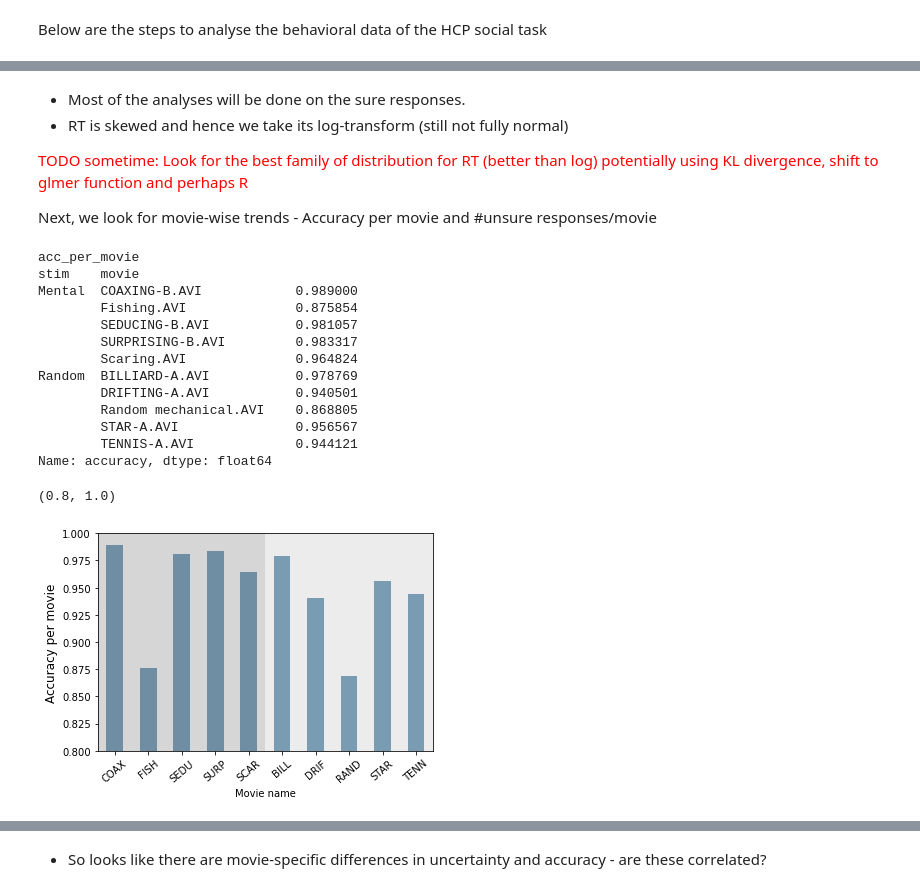
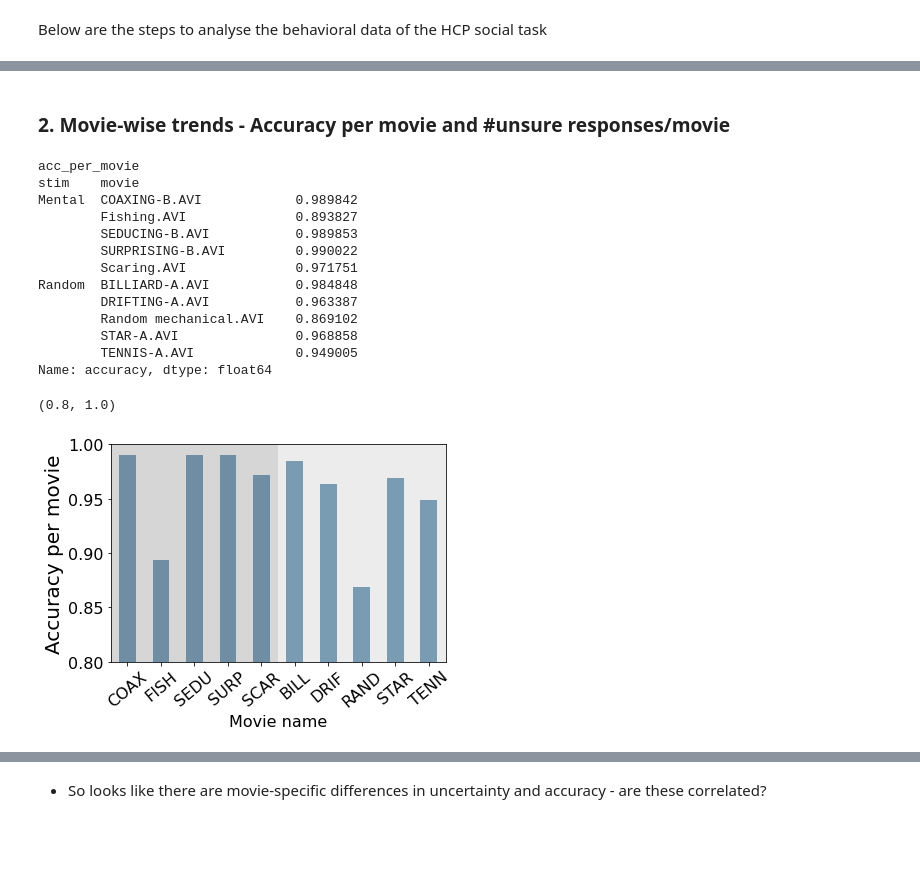
Before and after one commit to rvarrier/HCP_socialtask_analysis, a Jupyter notebook: behavioral/code/HCP_BehavioralData_Analysis_DescriptivesLMEM.ipynb, the cells around one changed output, grey strips where cells are left out. Saved outputs shown, nothing was run; the diff lists cells and outputs as text; code cells hidden in the pictures; blank space fills up the shorter version.

```diff
--- a/behavioral/code/HCP_BehavioralData_Analysis_DescriptivesLMEM.ipynb
+++ b/behavioral/code/HCP_BehavioralData_Analysis_DescriptivesLMEM.ipynb
@@ -64,26 +69,22 @@ n= 1051
 # %%
 #add accuracy as an additional column, remove impossible RTs
 
+# add accuracy
 acc = np.zeros((dat.shape[0],)) -1 # initialize accuracy with -1
-correct = np.where(((dat['stim'] == 'Mental') & (dat['response'] == 1)) | ((dat['stim'] == 'Random') & (dat['response'] == 0)))
-#print(correct) #tuple
-correct =correct[0] #extract rownames as array from tuple
-wrong = np.where(((dat['stim'] == 'Mental') & (dat['response'] == 0)) | ((dat['stim'] == 'Random') & (dat['response'] == 1)))
-wrong = wrong[0]
-#wrong = [a for b in wrong for a in b]
-unsure = np.where(dat['response'] == 9)
-unsure = unsure[0]
-#unsure = [a for b in unsure for a in b]
+correct = np.where(((dat['stim'] == 'Mental') & (dat['response'] == 1)) | ((dat['stim'] == 'Random') & (dat['response'] == 0)))[0]
+wrong = np.where(((dat['stim'] == 'Mental') & (dat['response'] == 0)) | ((dat['stim'] == 'Random') & (dat['response'] == 1)))[0]
+unsure = np.where(dat['response'] == 9)[0]
 acc[correct] = 1
 acc[wrong]= 0
 acc[unsure] = 9
 dat['accuracy'] = acc
 
+# remove imppossible RTs
 rtmin = 0.15 # threshold for impossibly short RTs
 print('nrows before=',dat.shape[0])
-dat= dat[dat['rt']>=rtmin]
+dat= dat.loc[dat['rt']>=rtmin,:]
 print('nrows after=',dat.shape[0])
-dat.head(10)
+#dat.head()
 # %% [output]
 nrows before= 10149
 nrows after= 9948
@@ -100,0 +91,18 @@ nrows after= 9948
+# %%
+#excluding bad subs: defined as those who have less than 'thresh' trials
+# defined as 8/10 responses "sure", i.e., yes/no
+# did this to make sure we have a good number of trials/subject - since our main analyses were only on the
+# sure trials
+
+thresh = 10
+trial_counts = dat.groupby("subj_idx").count()["rt"]
+bad_subs = trial_counts[(trial_counts < thresh)].index
+#print(bad_subs)
+dat  = dat.reset_index() # add index as an additional column "index"
+dat = dat.set_index('subj_idx') # make subj_idx the index
+dat.drop(bad_subs, inplace=True) # remove bad subjects
+dat = dat.reset_index() #bring back subj_idx as a column
+dat = dat.set_index('index') # make the column "index" as the index (as in the beginning)
+
+print("Nr. of subjects left",len(dat.groupby("subj_idx")))
+print("Nr. of rows:",dat.shape)
@@ -205,48 +346,43 @@ plt.tight_layout()
-# %% [markdown]
-- Most of the analyses will be done on the sure responses.
-- RT is skewed and hence we take its log-transform (still not fully normal)
-
-<font color=red> TODO sometime: Look for the best family of distribution for RT (better than log) potentially using KL divergence, shift to glmer function and perhaps R </font>
-
-Next, we look for movie-wise trends - Accuracy per movie  and #unsure responses/movie
+# %% [markdown]
+### 2. Movie-wise trends - Accuracy per movie  and #unsure responses/movie
 # %%
 #Accuracy per movie (OHBM ABSTRACT FIG 2A)
 acc_per_movie = data_sure.groupby(['stim','movie']).mean().accuracy
 print('acc_per_movie')
 print(acc_per_movie)
 
 # (for the figure axlabels) creating groupwise movie name labels from the variable acc_per_movie
 movieNames_grouped = []
 for i in range(len(acc_per_movie.index)):
     movieNames_grouped.append(acc_per_movie.index[i][1])
 #print('movieNames_grouped:',movieNames_grouped)
 lbl = [str.upper(i[0:5]) for i in movieNames_grouped] # first four letters of each movie name
 
 acc_per_movie.plot.bar(color = [0,0.3,0.5], alpha = 0.5)
 plt.xlabel("Movie name")
-plt.ylabel('Accuracy per movie', fontsize = 12)
+plt.ylabel('Accuracy per movie', fontsize = 20)
 lbl = [str.upper(i[0:4]) for i in movieNames_grouped] # first four letters of each movie name
 plt.xticks(range(10),lbl, rotation = 40)
 plt.axvspan(-0.5,4.5, facecolor='0.2', alpha=0.2) # background color for the first 5 bars(mental?)
 plt.axvspan(4.5,10, facecolor='0.3', alpha=0.1) # bgcolor for the next 5 bars (random?)
 plt.xlim(-0.5,9.5)
 plt.ylim(0.8,1)
 # %% [output]
 acc_per_movie
 stim    movie
-Mental  COAXING-B.AVI            0.989000
-        Fishing.AVI              0.875854
-        SEDUCING-B.AVI           0.981057
-        SURPRISING-B.AVI         0.983317
-        Scaring.AVI              0.964824
-Random  BILLIARD-A.AVI           0.978769
-        DRIFTING-A.AVI           0.940501
-        Random mechanical.AVI    0.868805
-        STAR-A.AVI               0.956567
-        TENNIS-A.AVI             0.944121
+Mental  COAXING-B.AVI            0.989842
+        Fishing.AVI              0.893827
+        SEDUCING-B.AVI           0.989853
+        SURPRISING-B.AVI         0.990022
+        Scaring.AVI              0.971751
+Random  BILLIARD-A.AVI           0.984848
+        DRIFTING-A.AVI           0.963387
+        Random mechanical.AVI    0.869102
+        STAR-A.AVI               0.968858
+        TENNIS-A.AVI             0.949005
 Name: accuracy, dtype: float64
 (0.8, 1.0)
-[figure, old version]
+[figure, new version]
 # %%
 #Unsure trials per movie
 count_unsure_per_movie = data_unsure.groupby(['stim','movie']).size()
```
Also changed, not shown: parts of 79 cells of this notebook, 15 other files.
